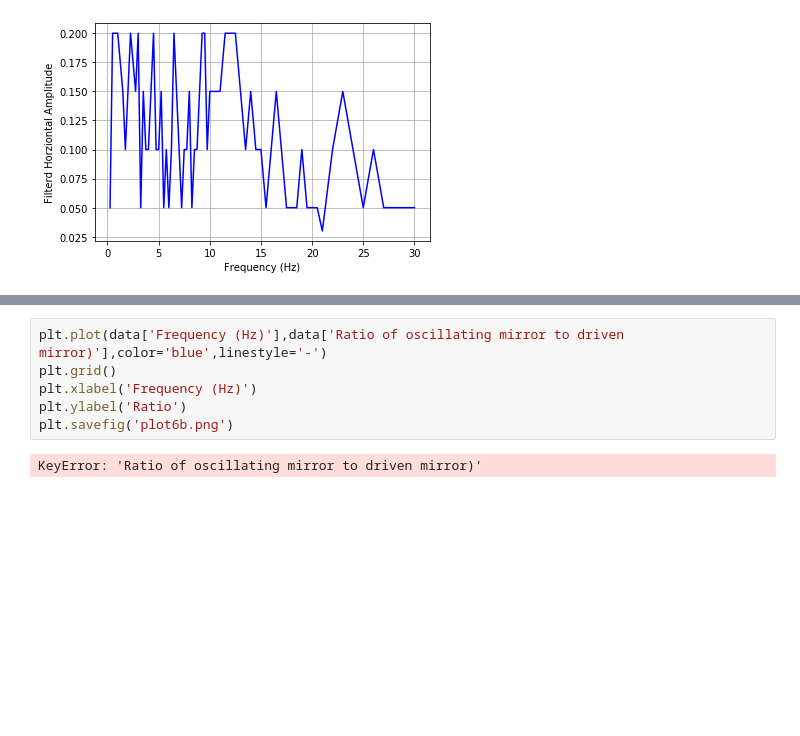
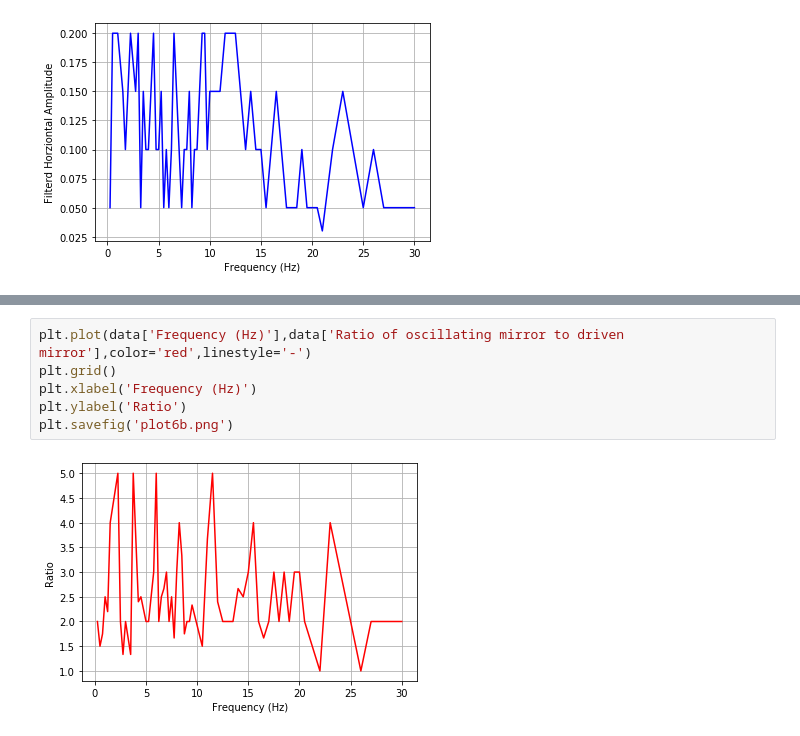
Before and after one commit to Alex-Mcginty/Placement_public, a Jupyter notebook: Sesmic_isolation_data_2.ipynb, the cells around one changed output, grey strips where cells are left out. Cells and saved outputs as stored; diff of their text form; blank space fills up the shorter version.

```diff
--- a/Sesmic_isolation_data_2.ipynb
+++ b/Sesmic_isolation_data_2.ipynb
@@ -172,8 +173,8 @@ data
 # %%
-plt.plot(data['Frequency (Hz)'],data['Ratio of oscillating mirror to driven mirror)'],color='blue',linestyle='-')
+plt.plot(data['Frequency (Hz)'],data['Ratio of oscillating mirror to driven mirror'],color='red',linestyle='-')
 plt.grid()
 plt.xlabel('Frequency (Hz)')
 plt.ylabel('Ratio')
 plt.savefig('plot6b.png')
 # %% [output]
-KeyError: 'Ratio of oscillating mirror to driven mirror)'
+[figure, added]
```
Also changed, not shown: parts of 13 cells of this notebook, 11 other files.
